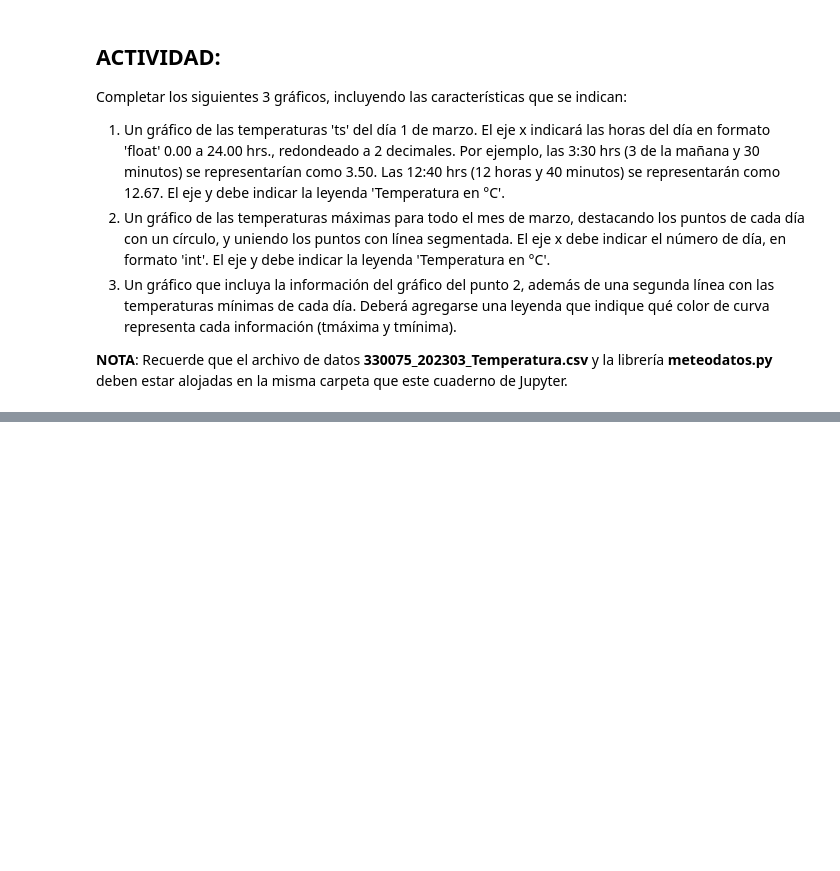
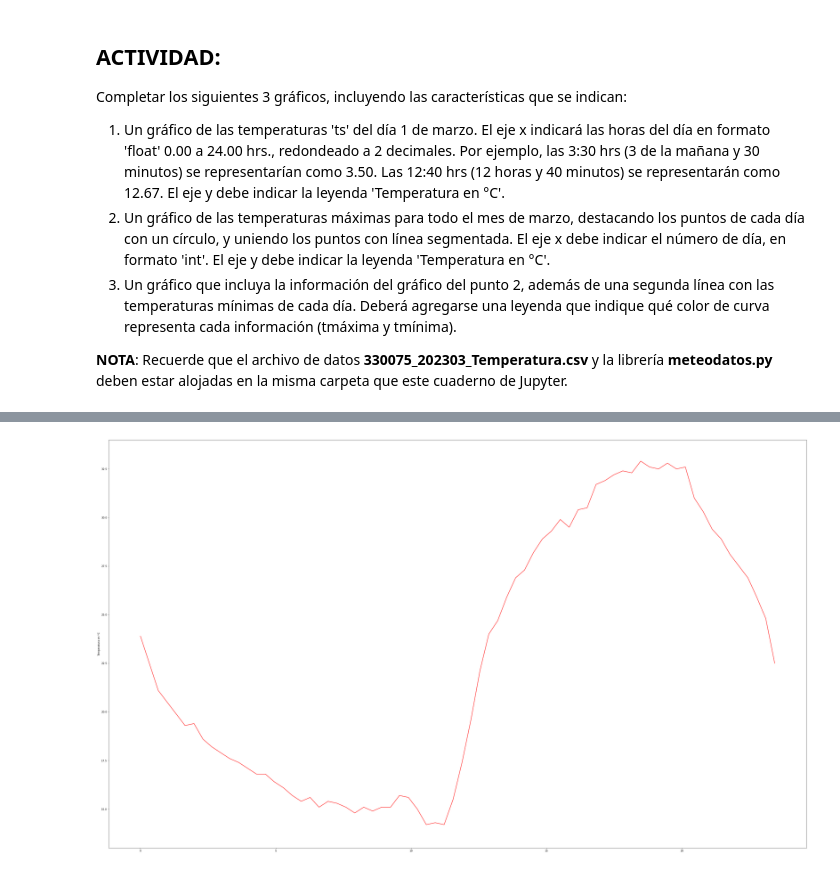
Before and after one commit to cristian2r/taller_6, a Jupyter notebook: Práctica 6 - Graficando con matplotlib.pyplot.ipynb, the cells around one changed output, grey strips where cells are left out. Cells and saved outputs as stored; diff of their text form; code cells hidden in the pictures; blank space fills up the shorter version.

```diff
--- a/Práctica 6 - Graficando con matplotlib.pyplot.ipynb
+++ b/Práctica 6 - Graficando con matplotlib.pyplot.ipynb
@@ -89,0 +166,14 @@ Completar los siguientes 3 gráficos, incluyendo las características que se ind
+# %%
+import numpy as np
+
+seq = np.arange(0, 23.76, 0.33)
+# %%
+#Grafico 1 formato foat
+ts_01 = mtd.filtrar_cabecera(mtd.filtrar_dia(datos, '2023-03-01'), 'ts')[1:]
+fig, ax = plt.subplots(figsize = (50, 30))
+ax.plot(seq, ts_01, "r")
+ax.set_ylim(13, 34)
+ax.set_ylabel('Temperatura en °C')
+plt.show()
+# %% [output]
+[figure, added]
```
Also changed, not shown: parts of 11 cells of this notebook.
